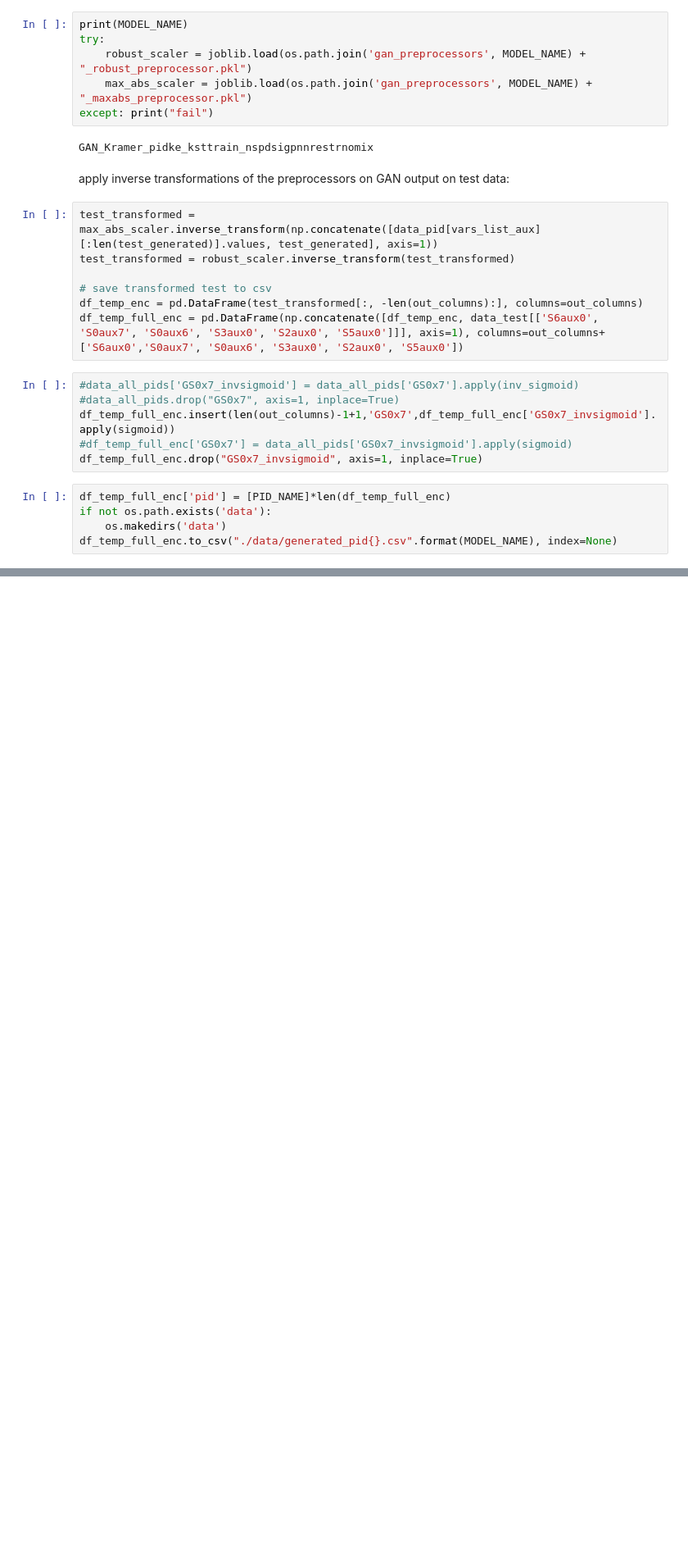
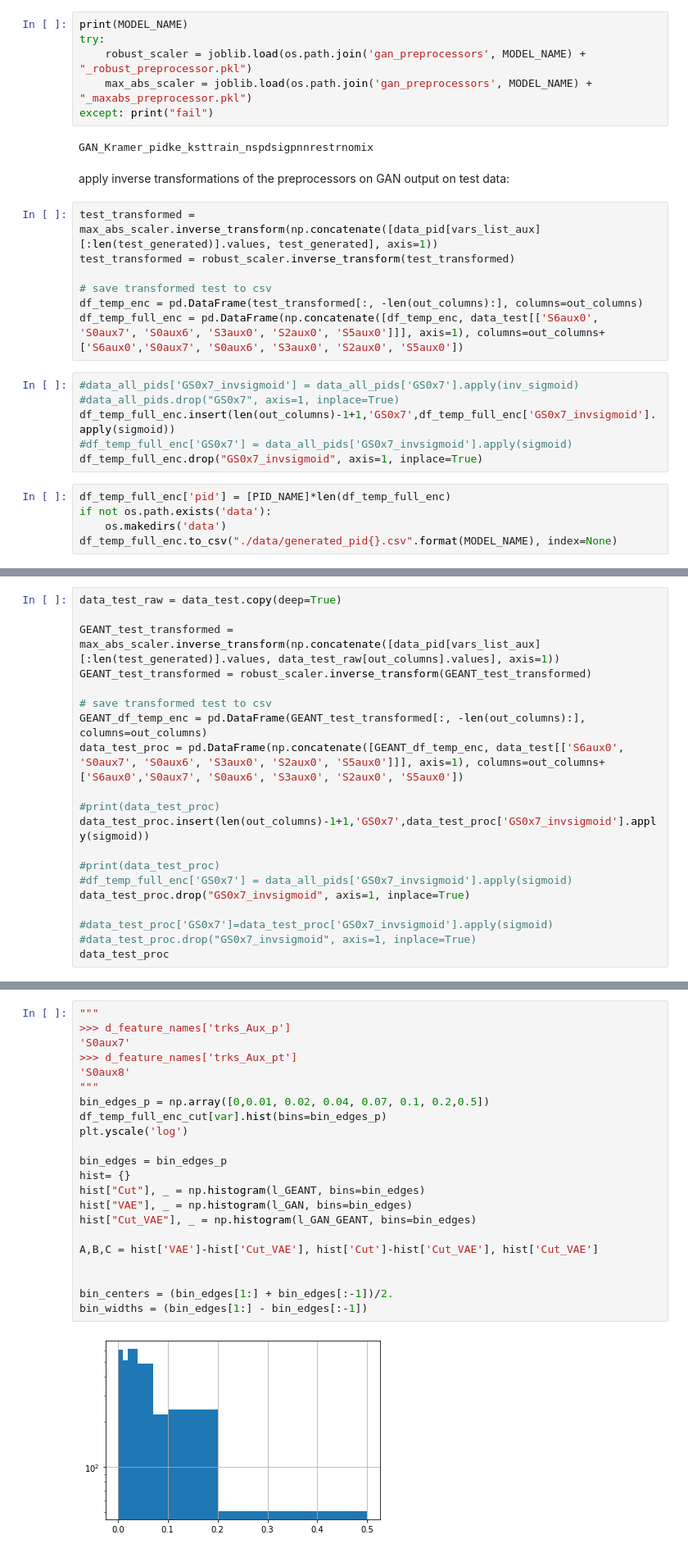
Before and after one commit to weissercn/LHCb_PID_Compression, a Jupyter notebook: exp_3_features/GAN_Kramer_apart-ke_ksttrain_nspdsigpnnrestrnomix.ipynb, the cells around one changed output, grey strips where cells are left out. Shown at 82% size. Cells and saved outputs as stored; diff of their text form; blank space fills up the shorter version.

Commit message:
Added code to test GAN/ GEANT

```diff
--- a/exp_3_features/GAN_Kramer_apart-ke_ksttrain_nspdsigpnnrestrnomix.ipynb
+++ b/exp_3_features/GAN_Kramer_apart-ke_ksttrain_nspdsigpnnrestrnomix.ipynb
@@ -479,0 +500,20 @@ df_temp_full_enc.to_csv("./data/generated_pid{}.csv".format(MODEL_NAME), index=N
+# %%
+data_test_raw = data_test.copy(deep=True)
+
+GEANT_test_transformed = max_abs_scaler.inverse_transform(np.concatenate([data_pid[vars_list_aux][:len(test_generated)].values, data_test_raw[out_columns].values], axis=1))
+GEANT_test_transformed = robust_scaler.inverse_transform(GEANT_test_transformed)
+
+# save transformed test to csv
+GEANT_df_temp_enc = pd.DataFrame(GEANT_test_transformed[:, -len(out_columns):], columns=out_columns)
+data_test_proc = pd.DataFrame(np.concatenate([GEANT_df_temp_enc, data_test[['S6aux0', 'S0aux7', 'S0aux6', 'S3aux0', 'S2aux0', 'S5aux0']]], axis=1), columns=out_columns+['S6aux0','S0aux7', 'S0aux6', 'S3aux0', 'S2aux0', 'S5aux0'])
+
+#print(data_test_proc)
+data_test_proc.insert(len(out_columns)-1+1,'GS0x7',data_test_proc['GS0x7_invsigmoid'].apply(sigmoid))
+
+#print(data_test_proc)
+#df_temp_full_enc['GS0x7'] = data_all_pids['GS0x7_invsigmoid'].apply(sigmoid)
+data_test_proc.drop("GS0x7_invsigmoid", axis=1, inplace=True)
+
+#data_test_proc['GS0x7']=data_test_proc['GS0x7_invsigmoid'].apply(sigmoid)
+#data_test_proc.drop("GS0x7_invsigmoid", axis=1, inplace=True)
+data_test_proc
@@ -479,0 +619,24 @@ df_temp_full_enc.to_csv("./data/generated_pid{}.csv".format(MODEL_NAME), index=N
+# %%
+"""
+>>> d_feature_names['trks_Aux_p']
+'S0aux7'
+>>> d_feature_names['trks_Aux_pt']
+'S0aux8'
+"""
+bin_edges_p = np.array([0,0.01, 0.02, 0.04, 0.07, 0.1, 0.2,0.5])
+df_temp_full_enc_cut[var].hist(bins=bin_edges_p)
+plt.yscale('log')
+
+bin_edges = bin_edges_p
+hist= {}
+hist["Cut"], _ = np.histogram(l_GEANT, bins=bin_edges)
+hist["VAE"], _ = np.histogram(l_GAN, bins=bin_edges)
+hist["Cut_VAE"], _ = np.histogram(l_GAN_GEANT, bins=bin_edges)
+
+A,B,C = hist['VAE']-hist['Cut_VAE'], hist['Cut']-hist['Cut_VAE'], hist['Cut_VAE']
+
+
+bin_centers = (bin_edges[1:] + bin_edges[:-1])/2.
+bin_widths = (bin_edges[1:] - bin_edges[:-1])
+# %% [output]
+[figure, added]
```
Also changed, not shown: parts of 11 cells of this notebook, 3 other files.
